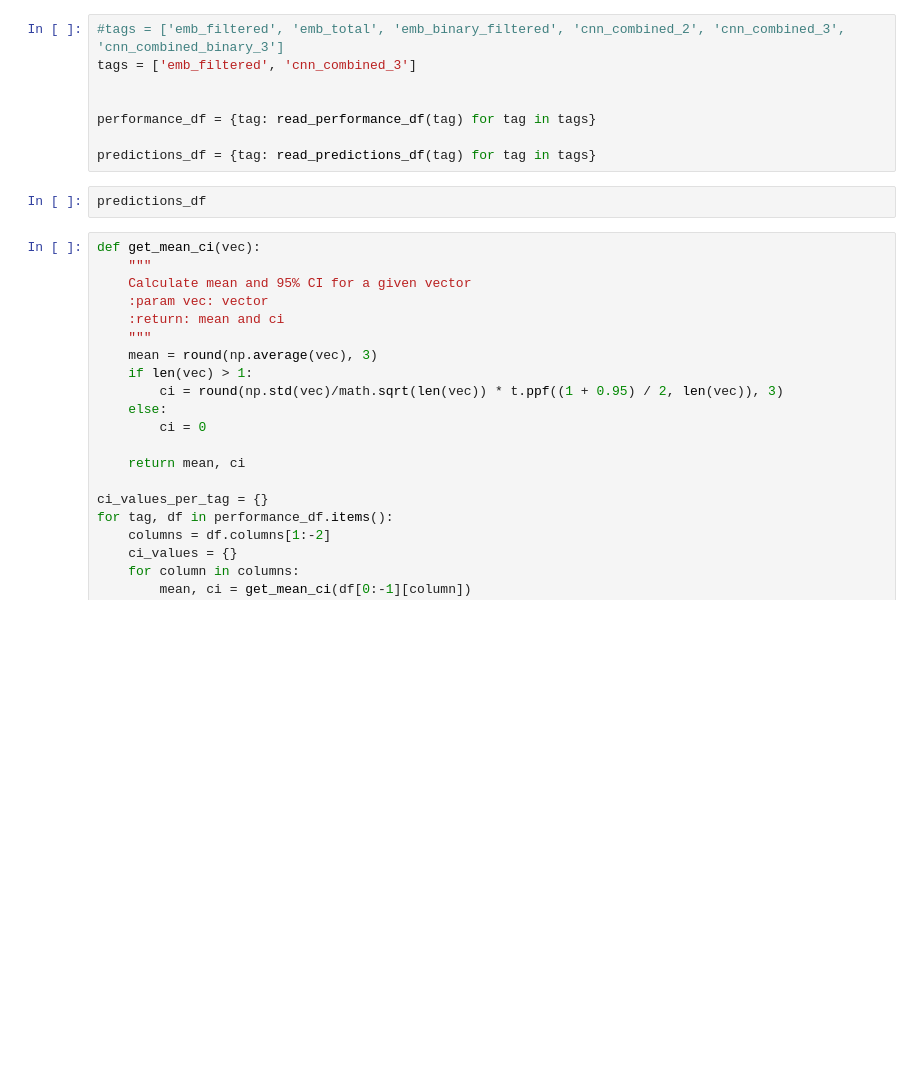
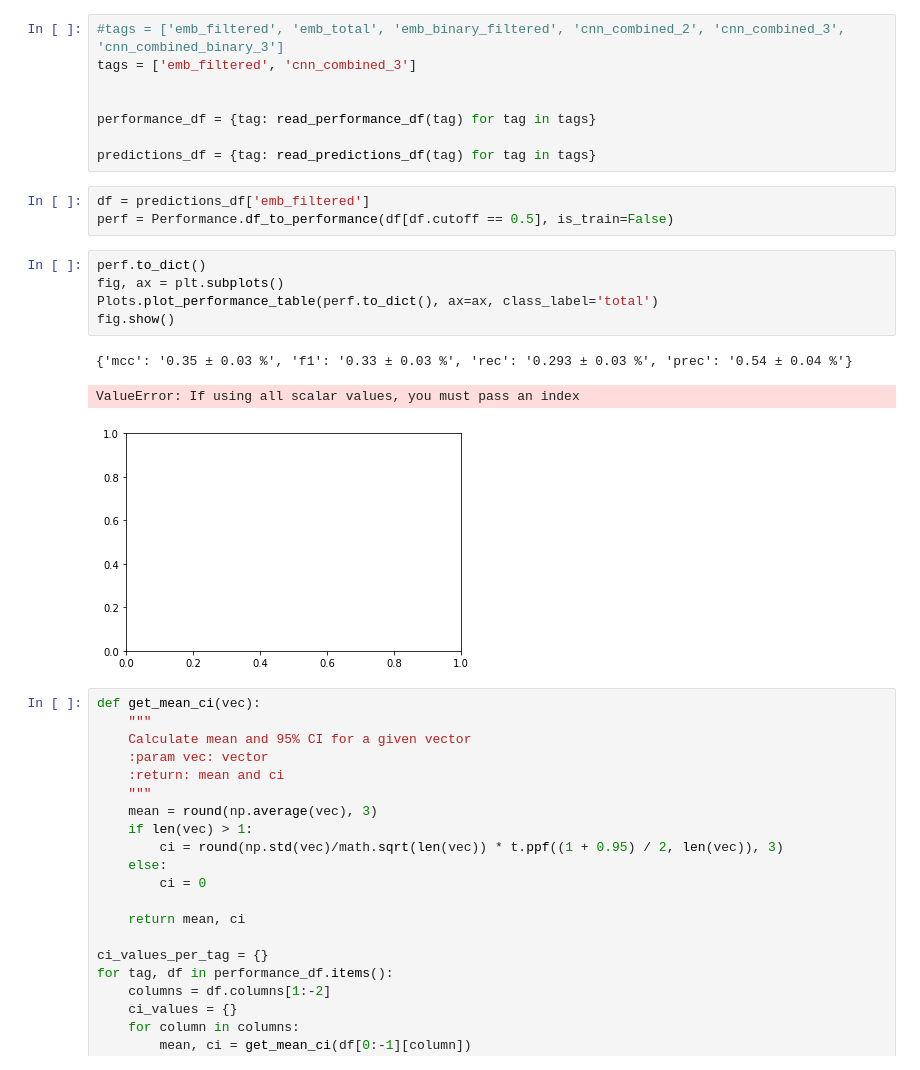
Before and after one commit to gtsitsiridis/bind-af2-embed, a Jupyter notebook: notebooks/train_notebook.ipynb, the cells around one changed output. Cells and saved outputs as stored; diff of their text form; blank space fills up the shorter version.

```diff
--- a/notebooks/train_notebook.ipynb
+++ b/notebooks/train_notebook.ipynb
@@ -46,8 +43,18 @@ tags = ['emb_filtered', 'cnn_combined_3']
 performance_df = {tag: read_performance_df(tag) for tag in tags}
 
 predictions_df = {tag: read_predictions_df(tag) for tag in tags}
-# %%
-predictions_df
+# %%
+df = predictions_df['emb_filtered']
+perf = Performance.df_to_performance(df[df.cutoff == 0.5], is_train=False)
+# %%
+perf.to_dict()
+fig, ax = plt.subplots()
+Plots.plot_performance_table(perf.to_dict(), ax=ax, class_label='total')
+fig.show()
+# %% [output]
+{'mcc': '0.35 ± 0.03 %', 'f1': '0.33 ± 0.03 %', 'rec': '0.293 ± 0.03 %', 'prec': '0.54 ± 0.04 %'}
+ValueError: If using all scalar values, you must pass an index
+[figure, added]
 # %%
 def get_mean_ci(vec):
     """
```
Also changed, not shown: parts of 1 cell of this notebook, 24 other files.
